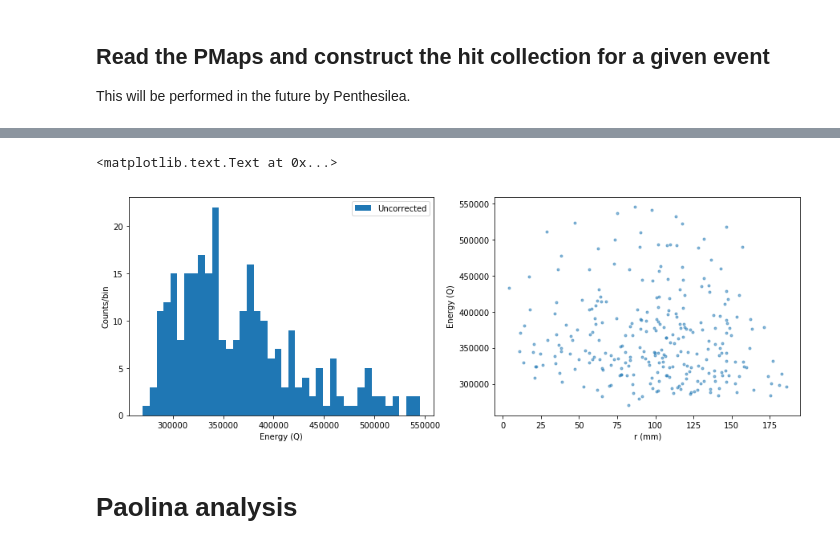
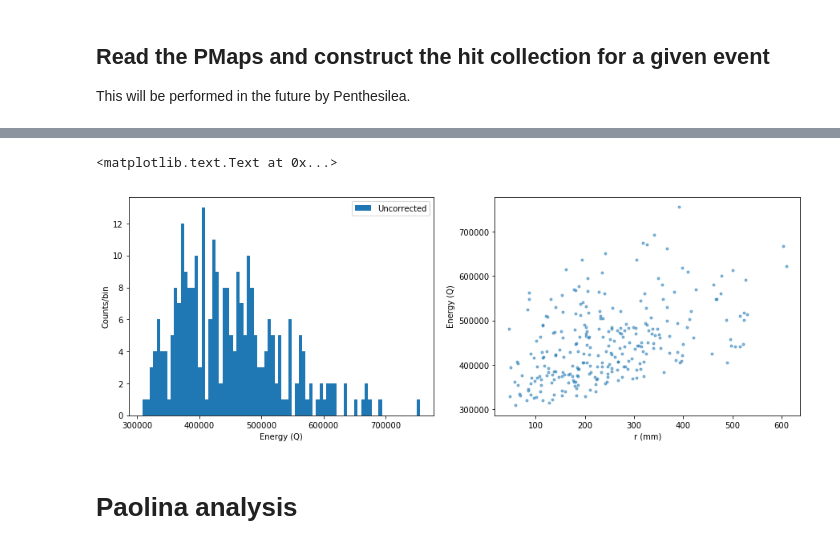
Before and after one commit to paolafer/ICARO, a Jupyter notebook: invisible_cities/utils/analysis_Th.ipynb, the cells around one changed output, grey strips where cells are left out. Drawn from its saved outputs; the diff is of its cells as text; code cells hidden in the pictures.

```diff
--- a/invisible_cities/utils/analysis_Th.ipynb
+++ b/invisible_cities/utils/analysis_Th.ipynb
@@ -112,7 +112,7 @@ def corona(pos, qs, Qthr           =  3 * units.pes,
         # find locmax (the baryc of charge in SiPMs less than lm_radius from hottest_sipm)
         within_lm_radius = get_nearby_sipm_inds(pos[hottest_sipm], lm_radius, pos, qs)
         new_local_maximum  = barycenter(pos[within_lm_radius],
-                                        qs [within_lm_radius])[0].pos[0]
+                                        qs [within_lm_radius])[0].posxy[0]
 
         for q,p in zip(qs,pos):
             d = np.linalg.norm(p - pos[hottest_sipm], axis=0)
@@ -233,6 +233,7 @@ for ifile in range(nfiles):
     tot_evts_sum += len(event_numbers)
     print("... {0} events in file ({1} total)".format(len(event_numbers), tot_evts_sum))
     for evt_number, evt_time in zip(event_numbers,timestamps):
+        #print("Processing event {0}".format(evt_number))
         hitc = []
 
         s1   = S1s  .get(evt_number, {})
@@ -264,7 +265,9 @@ for ifile in range(nfiles):
                 si = s2si.s2sid[peak_no]
                 e_left = 0
                 for slice_no, (t_slice, e_slice) in enumerate(zip(t_peak, e_peak)):
+                    #print("Slice number {0}".format(slice_no))
                     clusters = compute_xy_position(si, slice_no)
+                    #print("Computed pos")
                     if(len(clusters) == 0):
                         e_left += e_slice
                     else:
@@ -277,7 +280,7 @@ for ifile in range(nfiles):
                             hitc.append(hit)
                         e_left = 0
                 if(len(hitc) > 0 and e_left > 0):
-                    hitc[-1].s2_energy += e_left
+                    hitc[-1].energy += e_left
                 npeak += 1
 
             hitc_evt.append(hitc)
@@ -330,38 +333,39 @@ for ee in range(len(hitc_evt)):
         evt_Y /= evt_E
         evt_Z /= evt_E
     evt_R = np.sqrt(evt_X**2 + evt_Y**2)
     evt_Emc = 0
     if(ee < len(hitc_mc)): evt_Emc = sum([hh.E for hh in hitc_mc[ee]])
     hr = np.array([np.sqrt(hh.X**2 + hh.Y**2) < 120. for hh in hitc_evt[ee]])
     if(evt_E > 0): #hr.all()):
         e_spec.append(evt_E)
         r_spec.append(evt_R)
+        z_spec.append(evt_Z)
+        ecorr_spec.append(evt_E/np.exp(-evt_Z/1200))
     emc_spec.append(evt_Emc)
-    z_spec.append(evt_Z)
 
 e_spec = np.array(e_spec)
 
 fig = plt.figure(1)
 fig.set_figheight(5.0)
 fig.set_figwidth(15.0)
 
 ax1 = fig.add_subplot(121);
-plt.hist(e_spec,bins=40,label='Uncorrected')
+plt.hist(ecorr_spec,bins=80,label='Uncorrected')
 lnd = plt.legend(loc=1)
 #plt.scatter(z_spec,e_spec,marker='.')
 #plt.ylim([100000,900000])
 #plt.xlim([20000,160000])
 plt.xlabel('Energy (Q)')
 plt.ylabel('Counts/bin')
 
-ax2 = fig.add_subplot(122);
-plt.scatter(r_spec,e_spec,alpha=0.5,marker='.')
+ax2 = fig.add_subplot(122)
+plt.scatter(z_spec,ecorr_spec,alpha=0.5,marker='.')
 lnd = plt.legend(loc=1)
 plt.xlabel('r (mm)')
 plt.ylabel('Energy (Q)')
 # %% [output]
 <matplotlib.text.Text at 0x...>
-[figure, old version]
+[figure, new version]
 # %% [markdown]
 # Paolina analysis
 # %%
```
Also changed, not shown: parts of 4 cells of this notebook.
